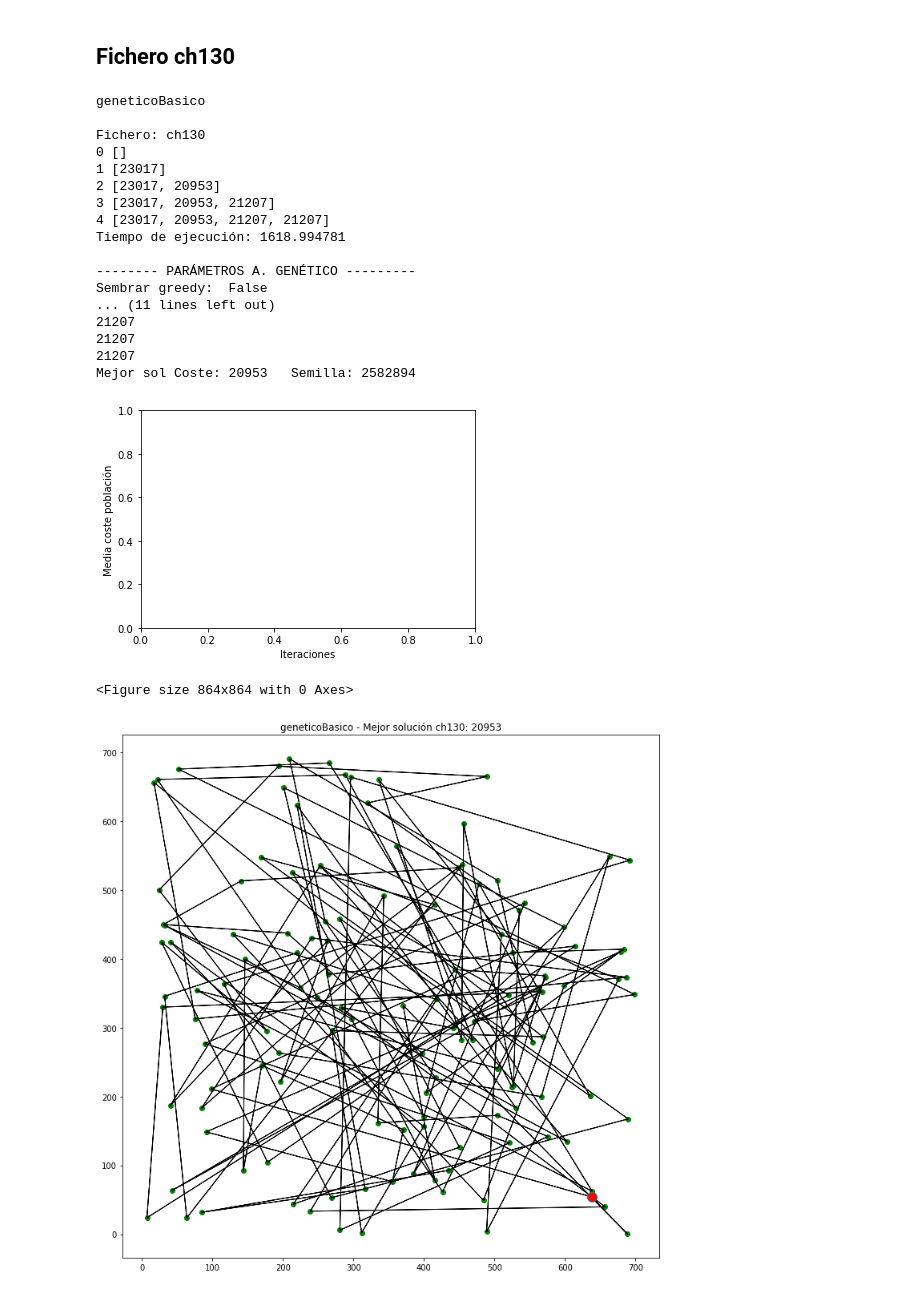
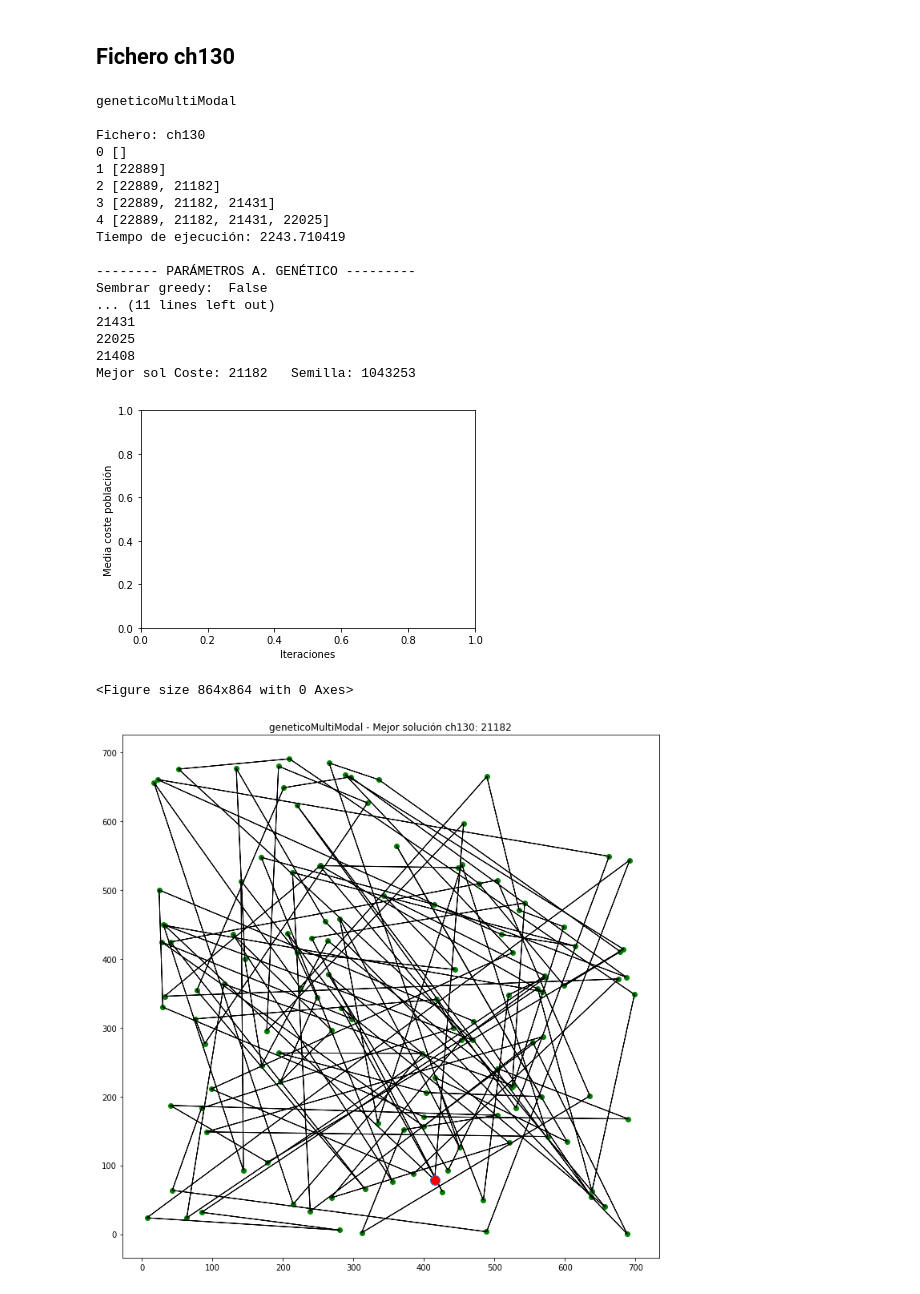
Before and after one commit to VictorNarov/AlgoritmosGeneticosTSP, a Jupyter notebook: 3 Genetico Multimodal.ipynb, the cells around one changed output. Saved outputs shown, nothing was run; the diff lists cells and outputs as text; code cells hidden in the pictures.

Commit message:
Avances memoria, Fix multimodal

```diff
--- a/3 Genetico Multimodal.ipynb
+++ b/3 Genetico Multimodal.ipynb
@@ -31,7 +31,7 @@ fig, ax = plt.subplots(1,1)
 plt.figure(figsize=(12,12))
 ax.set_xlabel('Iteraciones') ; ax.set_ylabel('Media coste población')
 
-algoritmo = "geneticoBasico"
+algoritmo = "geneticoMultiModal"
 print(algoritmo)
 fichero = "ch130"
 nodos = leeFichero(fichero)
@@ -72,41 +72,41 @@ coste = mejorIndividuo.coste
 
 print("-------- PARÁMETROS A. GENÉTICO ---------")
 print("Sembrar greedy:\t", sembrar_greedy)
 print("Tam población:\t", tam_poblacion)
 print("k_torneo:\t", k_torneo)
 print("Tam cruce:\t", tam_cruce)
 print("Prob mutación:\t", prob_mutacion)
 print("Tam mutación:\t", tam_mutacion)
 print("Radio nicho:\t", radio_nicho)
 print("Tamaño nicho (Kappa):\t", tam_nicho)
 print("------------------------------------------")
 
 print("----- COSTES SOLUCIONES -----")
 for ind in poblacion:
     print(ind)
 
 
 print("Mejor sol Coste: %s\t Semilla: %s" % (coste, semilla) )
 titulo = algoritmo + " - Mejor solución " + fichero + ": " + str(coste)
 pintaCamino(mejorSolucion, nodos, titulo)
 # %% [output]
-geneticoBasico
+geneticoMultiModal
 
 Fichero: ch130
 0 []
-1 [23017]
-2 [23017, 20953]
-3 [23017, 20953, 21207]
-4 [23017, 20953, 21207, 21207]
-Tiempo de ejecución: 1618.994781
+1 [22889]
+2 [22889, 21182]
+3 [22889, 21182, 21431]
+4 [22889, 21182, 21431, 22025]
+Tiempo de ejecución: 2243.710419
 
 -------- PARÁMETROS A. GENÉTICO ---------
 Sembrar greedy:  False
 ... (11 lines left out)
-21207
-21207
-21207
-Mejor sol Coste: 20953   Semilla: 2582894
+21431
+22025
+21408
+Mejor sol Coste: 21182   Semilla: 1043253
 [figure]
 <Figure size 864x864 with 0 Axes>
-[figure, old version]
+[figure, new version]
```
Also changed, not shown: parts of 1 cell of this notebook, 5 other files.
